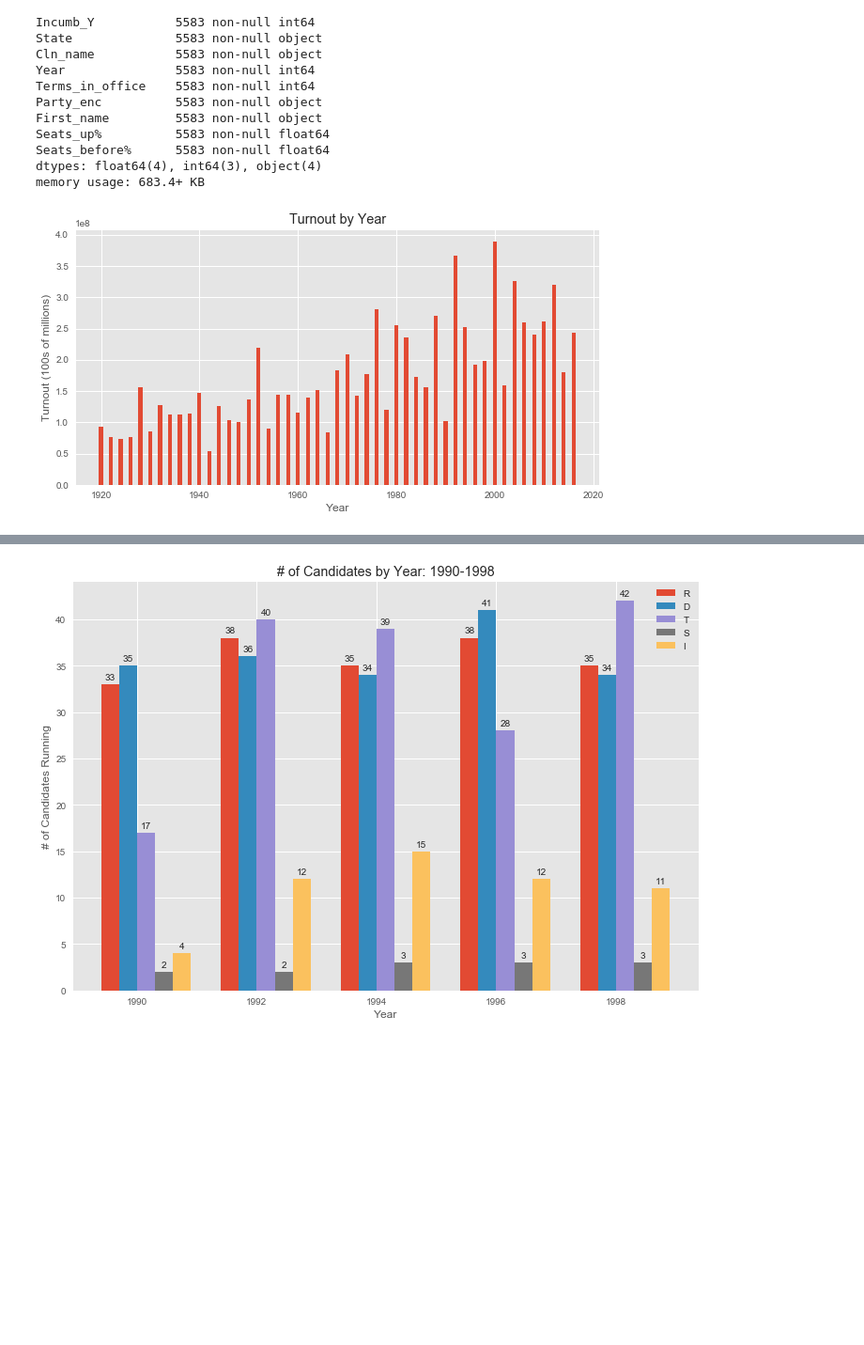
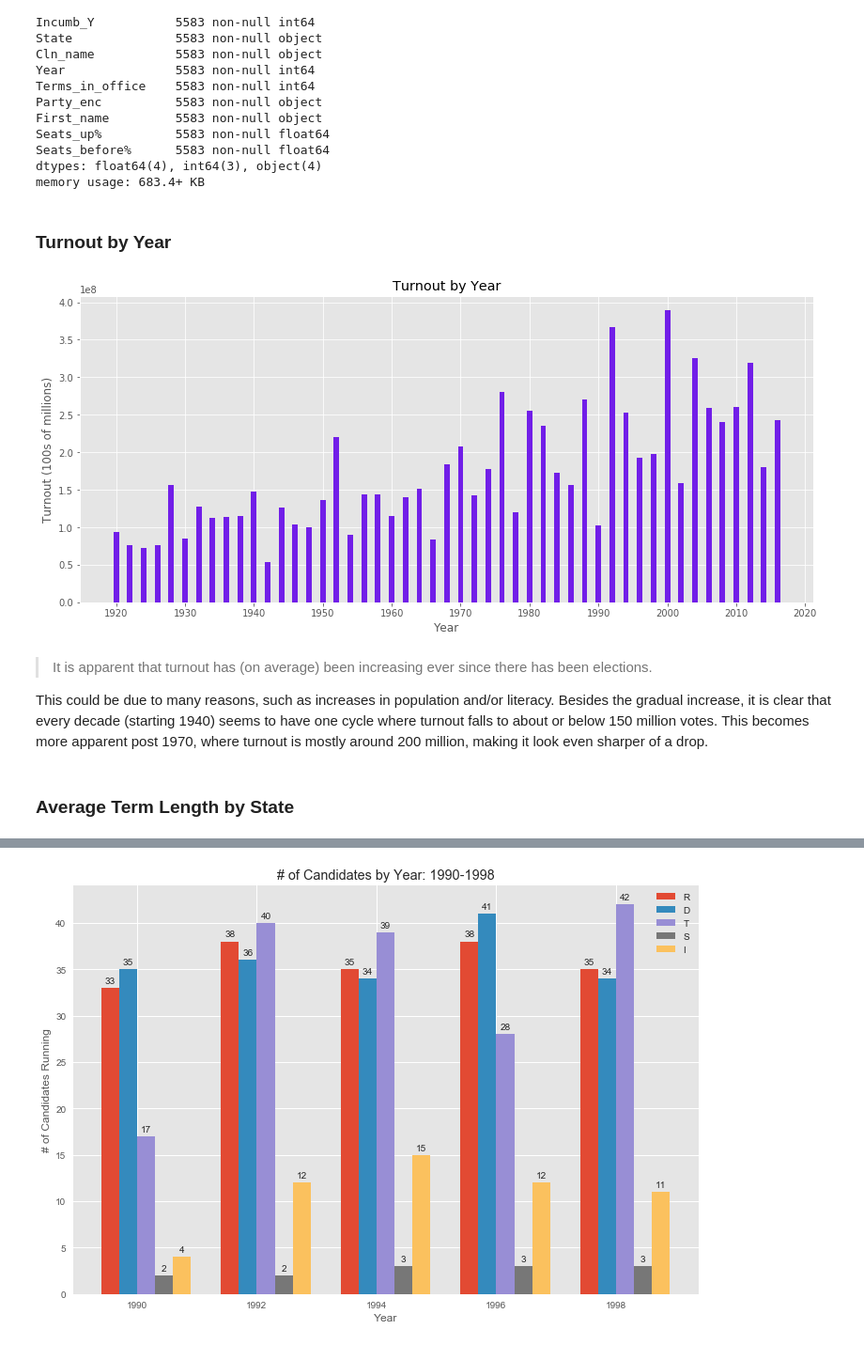
Before and after one commit to dfuller22/US_Senate_Election_Predictor, a Jupyter notebook: EDA_and_Modeling.ipynb, the cells around one changed output, grey strips where cells are left out. Shown at 94% size. Drawn from its saved outputs; the diff is of its cells as text; code cells hidden in the pictures; blank space fills up the shorter version.

```diff
--- a/EDA_and_Modeling.ipynb
+++ b/EDA_and_Modeling.ipynb
@@ -87,12 +109,25 @@ Seats_up%          5583 non-null float64
 Seats_before%      5583 non-null float64
 dtypes: float64(4), int64(3), object(4)
 memory usage: 683.4+ KB
+# %% [markdown]
+### Turnout by Year
 # %%
-fig, ax = plt.subplots(figsize=(10,5))
+## Setting figsize
+fig, ax = plt.subplots(figsize=(14,6))
 
+## Groupby Year then summing turnout
 turnout_by_yr = df_eda.groupby('Year')['Turnout'].sum()
-ax.bar(turnout_by_yr.index, turnout_by_yr)
+
+## Plotting + formatting
+ax.bar(turnout_by_yr.index, turnout_by_yr, color='#711EE8')
+ax.set_xticks(np.linspace(1920, 2020, 11))
 ax.set(title='Turnout by Year', xlabel='Year', ylabel='Turnout (100s of millions)');
 # %% [output]
-[figure, old version]
+[figure, new version]
+# %% [markdown]
+> It is apparent that turnout has (on average) been increasing ever since there has been elections.
+
+This could be due to many reasons, such as increases in population and/or literacy. Besides the gradual increase, it is clear that every decade (starting 1940) seems to have one cycle where turnout falls to about or below 150 million votes. This becomes more apparent post 1970, where turnout is mostly around 200 million, making it look even sharper of a drop.
+# %% [markdown]
+### Average Term Length by State
 # %%
```
Also changed, not shown: parts of 62 cells of this notebook.
